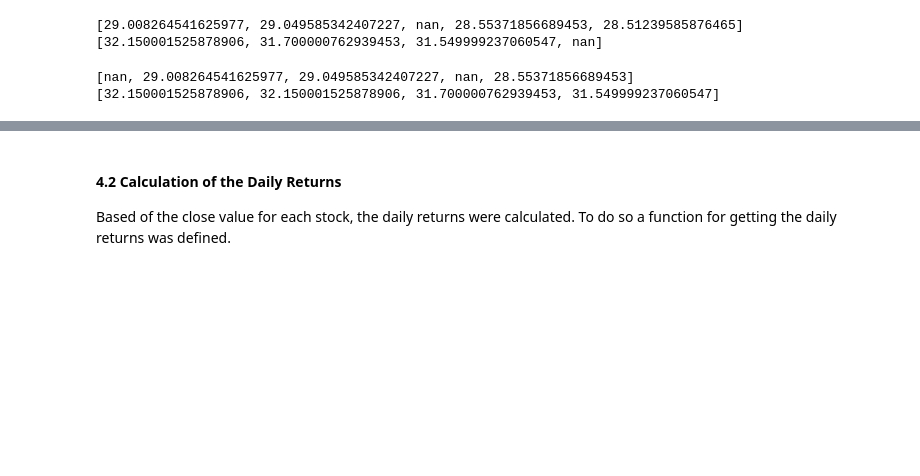
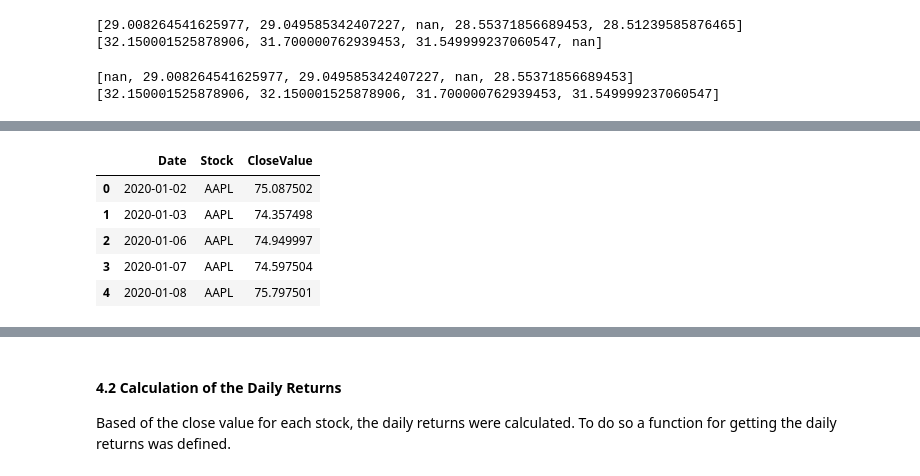
Before and after one commit to DanielEduardoLopez/PortfolioReturn, a Jupyter notebook: 1_PortfolioReturn_DataCollectionPrep.ipynb, the cells around one changed output, grey strips where cells are left out. Cells and saved outputs as stored; diff of their text form; code cells hidden in the pictures; blank space fills up the shorter version.

```diff
--- a/1_PortfolioReturn_DataCollectionPrep.ipynb
+++ b/1_PortfolioReturn_DataCollectionPrep.ipynb
@@ -250,3 +250,14 @@ df.head()
 | 2020-01-06 | 74.949997 | 95.143997 | 226.990005 | 69.890503 | 212.600006 | 159.029999 | 59.264999 | 30.102667 | 57.389999 | 28.553719 |
 | 2020-01-07 | 74.597504 | 95.343002 | 225.919998 | 69.755501 | 213.059998 | 157.580002 | 59.982498 | 31.270666 | 58.320000 | 28.512396 |
 | 2020-01-08 | 75.797501 | 94.598503 | 225.990005 | 70.251999 | 215.220001 | 160.089996 | 60.095001 | 32.809334 | 58.750000 | 28.388430 |
+# %%
+# Converting the stock values to a tidy dataframe
+stock_values_tidy = pd.melt(df.reset_index(), id_vars = 'Date', var_name = 'Stock', value_name = 'CloseValue')
+stock_values_tidy.head()
+# %% [output]
+|  | Date | Stock | CloseValue |
+| 0 | 2020-01-02 | AAPL | 75.087502 |
+| 1 | 2020-01-03 | AAPL | 74.357498 |
+| 2 | 2020-01-06 | AAPL | 74.949997 |
+| 3 | 2020-01-07 | AAPL | 74.597504 |
+| 4 | 2020-01-08 | AAPL | 75.797501 |
```
Also changed, not shown: parts of 15 cells of this notebook.
